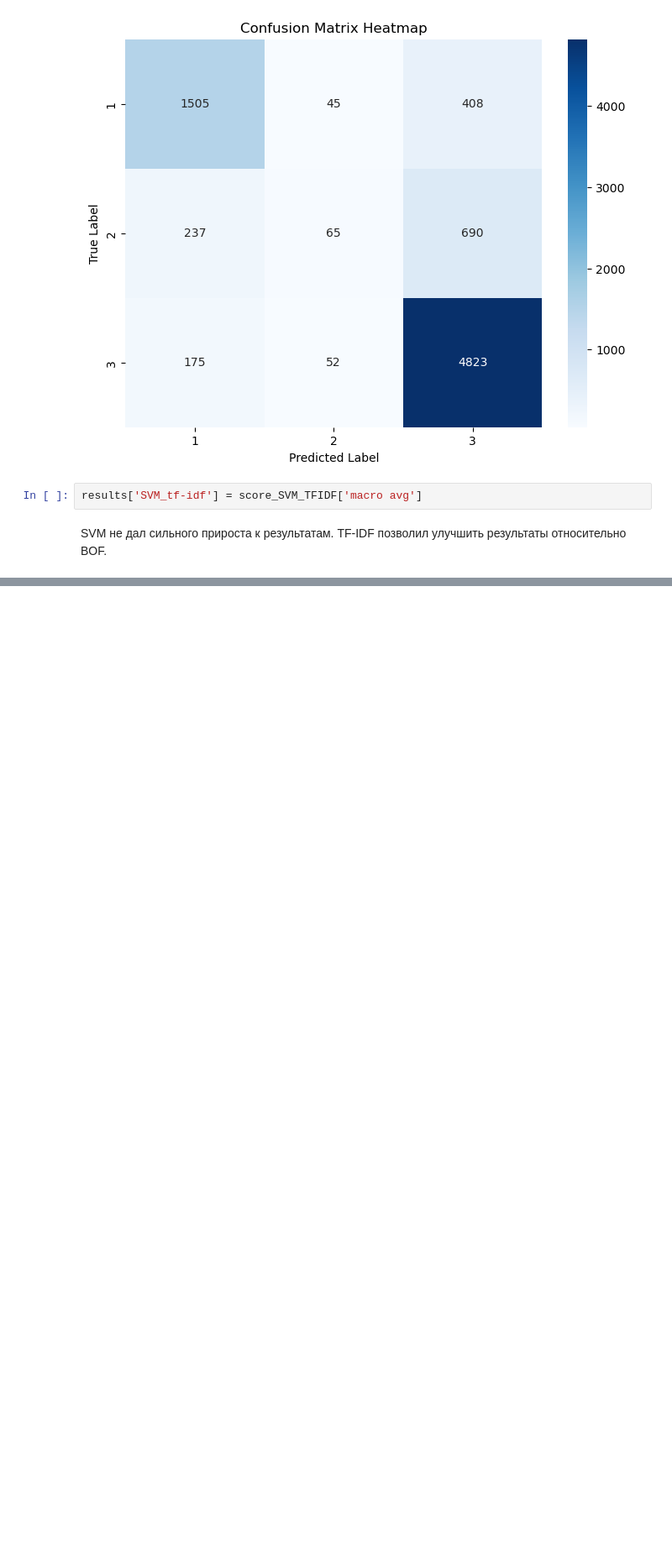
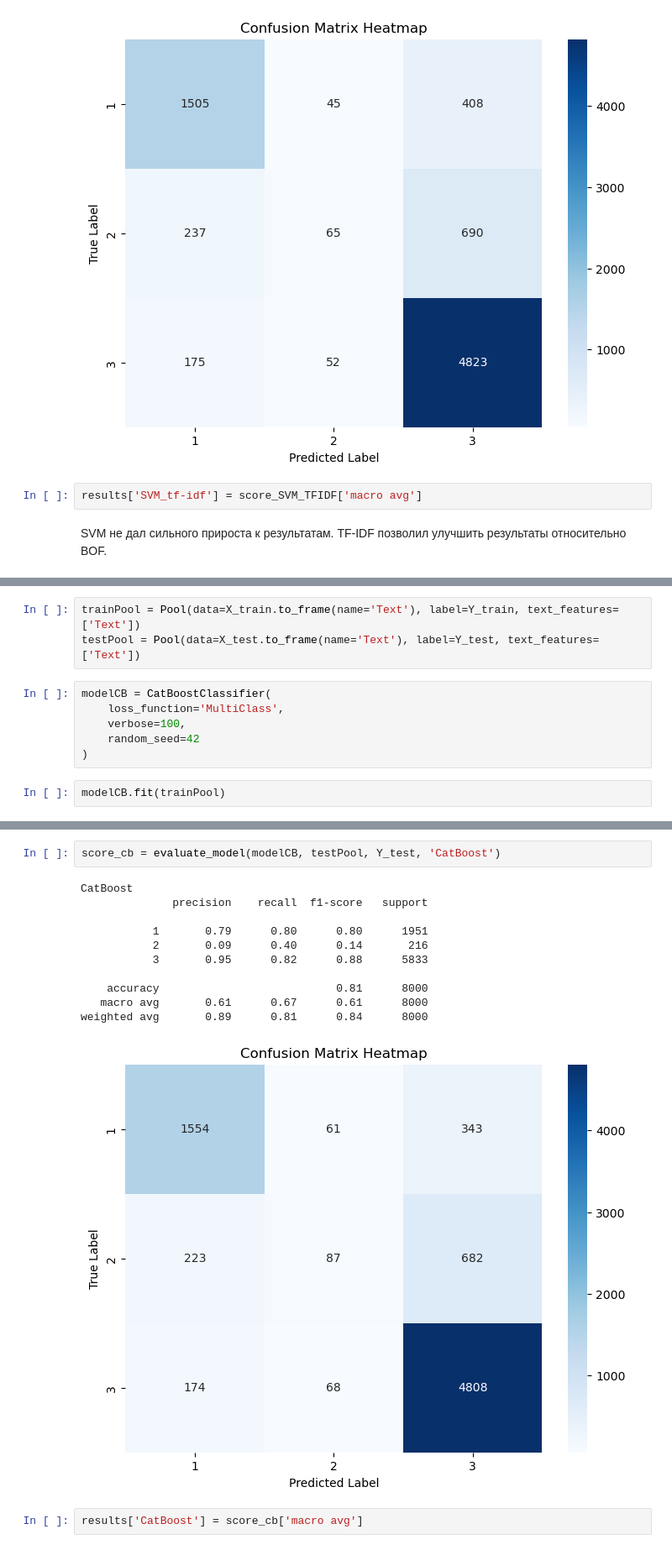
Before and after one commit to StoryTeller72/-Restaurant-overview-classification-with-NLP, a Jupyter notebook: main.ipynb, the cells around one changed output, grey strips where cells are left out. Shown at 84% size. Cells and saved outputs as stored; diff of their text form; blank space fills up the shorter version.

Commit message:
'Learned_catBoost'

```diff
--- a/main.ipynb
+++ b/main.ipynb
@@ -465,0 +474,11 @@ SVM не дал сильного прироста к результатам. TF-
+# %%
+trainPool = Pool(data=X_train.to_frame(name='Text'), label=Y_train, text_features=['Text'])
+testPool = Pool(data=X_test.to_frame(name='Text'), label=Y_test, text_features=['Text'])
+# %%
+modelCB = CatBoostClassifier(
+    loss_function='MultiClass',
+    verbose=100,
+    random_seed=42
+)
+# %%
+modelCB.fit(trainPool)
@@ -465,0 +499,16 @@ SVM не дал сильного прироста к результатам. TF-
+# %%
+score_cb = evaluate_model(modelCB, testPool, Y_test, 'CatBoost')
+# %% [output]
+CatBoost
+              precision    recall  f1-score   support
+
+           1       0.79      0.80      0.80      1951
+           2       0.09      0.40      0.14       216
+           3       0.95      0.82      0.88      5833
+
+    accuracy                           0.81      8000
+   macro avg       0.61      0.67      0.61      8000
+weighted avg       0.89      0.81      0.84      8000
+[figure, added]
+# %%
+results['CatBoost'] = score_cb['macro avg']
```
Also changed, not shown: parts of 6 cells of this notebook, 4 other files.
